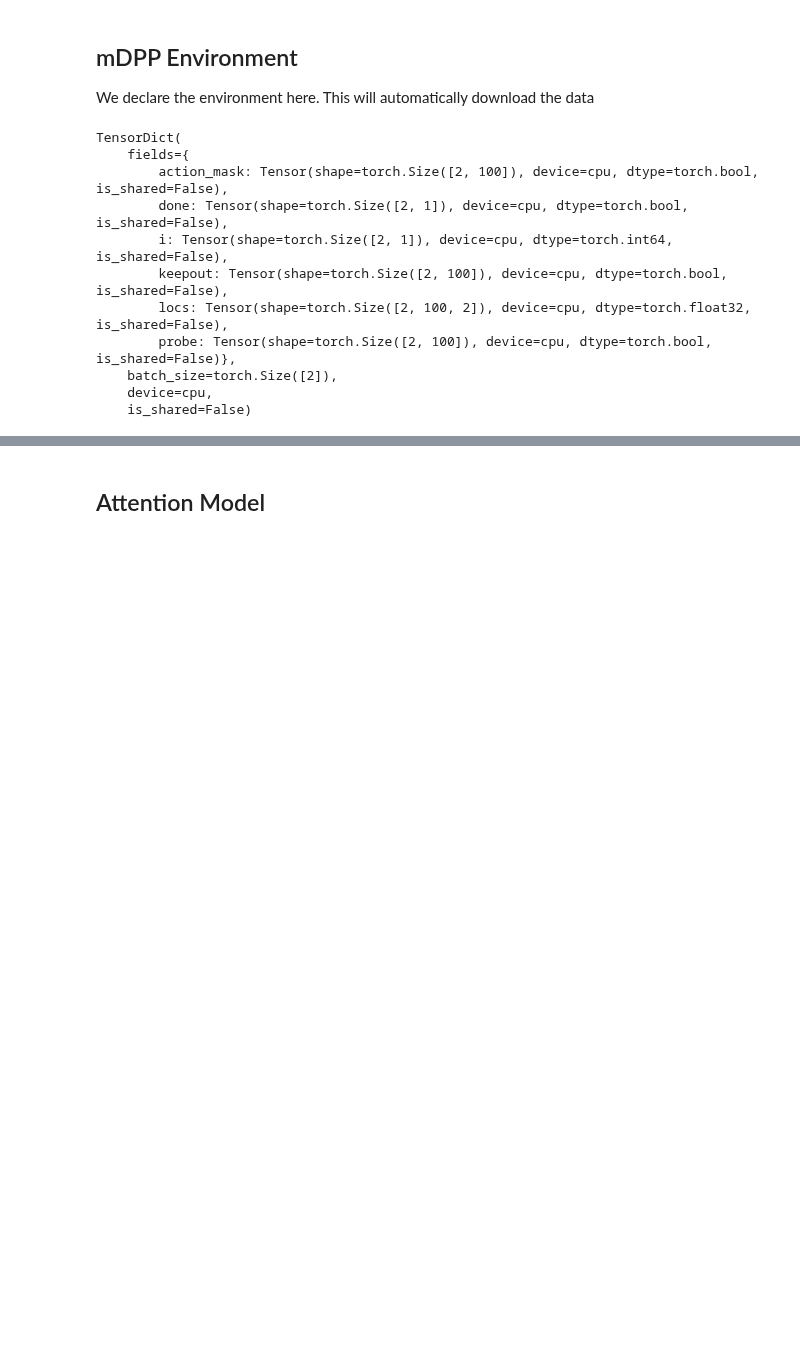
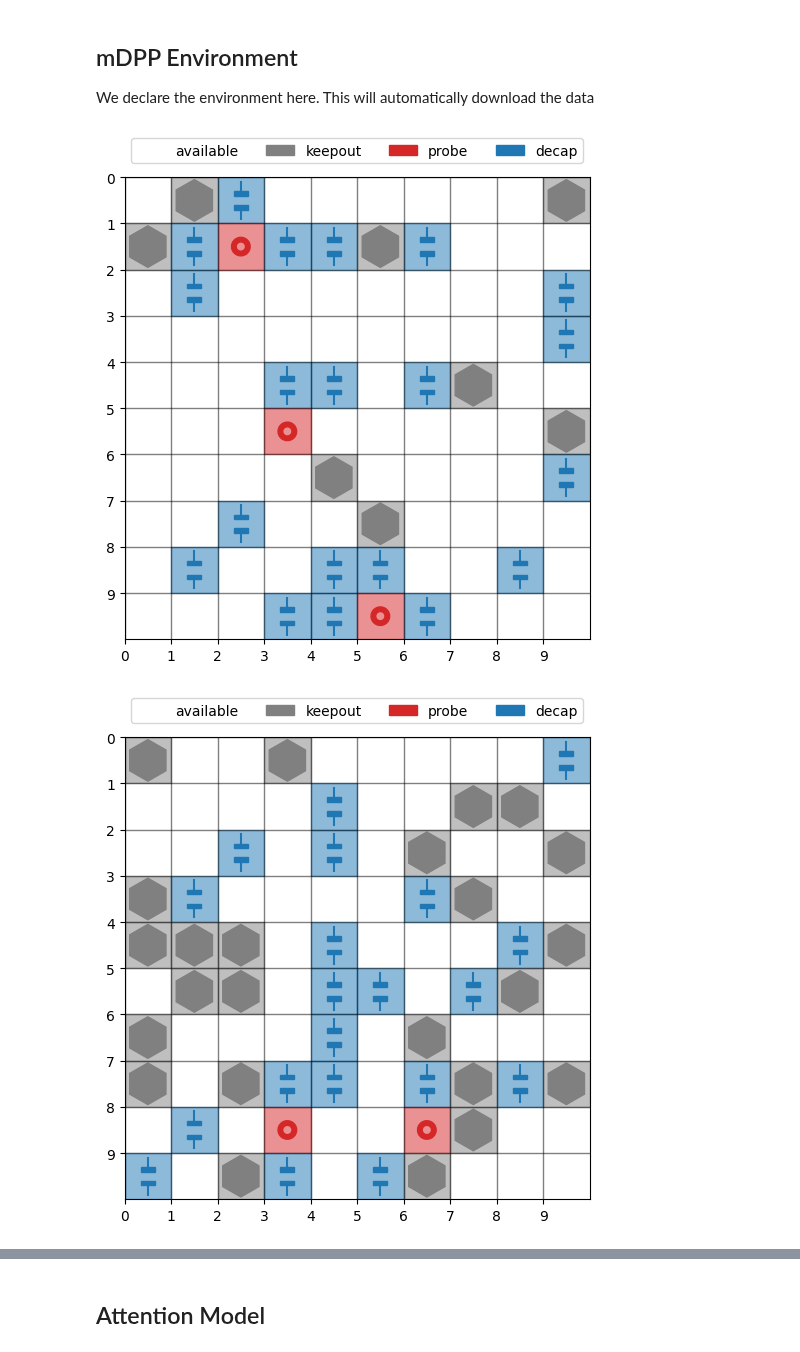
Before and after one commit to ai4co/rl4co, a Jupyter notebook: notebooks/dpp/2.mdpp.ipynb, the cells around one changed output, grey strips where cells are left out. Cells and saved outputs as stored; diff of their text form; code cells hidden in the pictures; blank space fills up the shorter version.

```diff
--- a/notebooks/dpp/2.mdpp.ipynb
+++ b/notebooks/dpp/2.mdpp.ipynb
@@ -25,20 +26,3 @@ from rl4co.models.rl.reinforce.critic import CriticNetwork
 ## mDPP Environment
 
 We declare the environment here. This will automatically download the data
-# %%
-env = MDPPEnv(reward_type="minmax", max_decaps=20) # TODO: load datasets
-
-td = env.reset(batch_size=[2])
-print(td)
-# %% [output]
-TensorDict(
-    fields={
-        action_mask: Tensor(shape=torch.Size([2, 100]), device=cpu, dtype=torch.bool, is_shared=False),
-        done: Tensor(shape=torch.Size([2, 1]), device=cpu, dtype=torch.bool, is_shared=False),
-        i: Tensor(shape=torch.Size([2, 1]), device=cpu, dtype=torch.int64, is_shared=False),
-        keepout: Tensor(shape=torch.Size([2, 100]), device=cpu, dtype=torch.bool, is_shared=False),
-        locs: Tensor(shape=torch.Size([2, 100, 2]), device=cpu, dtype=torch.float32, is_shared=False),
-        probe: Tensor(shape=torch.Size([2, 100]), device=cpu, dtype=torch.bool, is_shared=False)},
-    batch_size=torch.Size([2]),
-    device=cpu,
-    is_shared=False)
@@ -45,23 +39,34 @@ TensorDict(
 # %%
 bs = 10
 
-td = env.reset(batch_size=[bs])
+
+td = env.load_data(os.path.join(data_dir, data_file))
+td = env.reset(td)
+
 td_init = td.clone()
 
 actions = []
 probes = td['probe'].clone()
 keepouts = td['action_mask'].clone() # this includes also the probes + decaps placed later
 
 def random_policy(td):
     """Helper function to select a random action from available actions"""
     action = torch.multinomial(td["action_mask"].float(), 1).squeeze(-1)
     td.set("action", action)
     return td
 
 for i in range(20):
     # pick random action from action_mask
     td = random_policy(td)
     actions.append(td['action'])
     td = env.step(td)['next']
 
 actions_ = torch.stack(actions, dim=1)
+
+# env.render(td[0], actions_[0])
+
+for i in range(3):
+    env.render(td[i], actions_[i])
+# %% [output]
+[figure, added]
+[figure, added]
```
Also changed, not shown: parts of 12 cells of this notebook, 2 other files.
